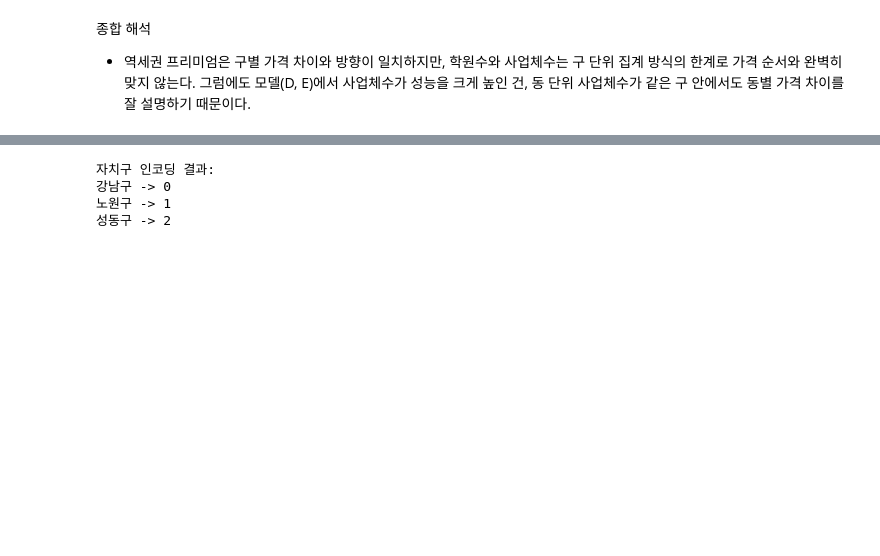
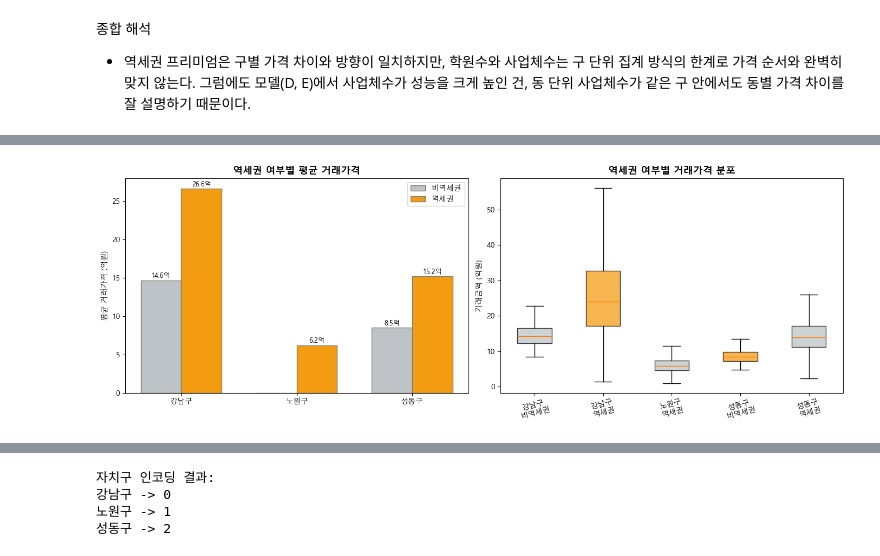
Before and after one commit to dbsco0416/Datamining_project, a Jupyter notebook: apt_pre.ipynb, the cells around one changed output, grey strips where cells are left out. Drawn from its saved outputs; the diff is of its cells as text; code cells hidden in the pictures; blank space fills up the shorter version.

```diff
--- a/apt_pre.ipynb
+++ b/apt_pre.ipynb
@@ -955,0 +1065,48 @@ plt.show()
+# %%
+# 역세권 여부별 거래가격 분포 (박스플롯)
+
+fig, axes = plt.subplots(1, 2, figsize=(14, 5))
+
+station_avg = df.groupby(['자치구', '역세권여부'])['거래금액(만원)'].mean().reset_index()
+station_avg['거래금액_억'] = station_avg['거래금액(만원)'] / 10000
+
+x = np.arange(len(gulist))
+width = 0.35
+non_vals = [station_avg[(station_avg['자치구']==gu) & (station_avg['역세권여부']==0)]['거래금액_억'].values for gu in gulist]
+sta_vals = [station_avg[(station_avg['자치구']==gu) & (station_avg['역세권여부']==1)]['거래금액_억'].values for gu in gulist]
+non_vals = [v[0] if len(v) > 0 else 0 for v in non_vals]
+sta_vals = [v[0] if len(v) > 0 else 0 for v in sta_vals]
+
+bars0 = axes[0].bar(x - width/2, non_vals, width, label='비역세권', color='#BDC3C7', edgecolor='gray')
+bars1 = axes[0].bar(x + width/2, sta_vals, width, label='역세권', color='#F39C12', edgecolor='gray')
+for bar in list(bars0) + list(bars1):
+    h = bar.get_height()
+    if h > 0:
+        axes[0].text(bar.get_x() + bar.get_width()/2, h + 0.3,
+                     f'{h:.1f}억', ha='center', fontsize=9)
+axes[0].set_title('역세권 여부별 평균 거래가격', fontsize=13, fontweight='bold')
+axes[0].set_xticks(x)
+axes[0].set_xticklabels(gulist)
+axes[0].set_ylabel('평균 거래가격 (억원)')
+axes[0].legend()
+
+plot_data, plot_labels = [], []
+for gu in gulist:
+    for sv, lbl in [(0, '비역세권'), (1, '역세권')]:
+        subset = df[(df['자치구']==gu) & (df['역세권여부']==sv)]['거래금액(만원)'].dropna() / 10000
+        if len(subset) > 0:
+            plot_data.append(subset)
+            plot_labels.append(f'{gu}\n{lbl}')
+
+bp = axes[1].boxplot(plot_data, labels=plot_labels, patch_artist=True, showfliers=False)
+palette = ['#BDC3C7', '#F39C12'] * 3
+for patch, c in zip(bp['boxes'], palette[:len(bp['boxes'])]):
+    patch.set_facecolor(c)
+    patch.set_alpha(0.75)
+axes[1].set_title('역세권 여부별 거래가격 분포', fontsize=13, fontweight='bold')
+axes[1].set_ylabel('거래금액 (억원)')
+plt.xticks(rotation=15)
+plt.tight_layout()
+plt.show()
+# %% [output]
+[figure, added]
```
Also changed, not shown: parts of 10 cells of this notebook.
